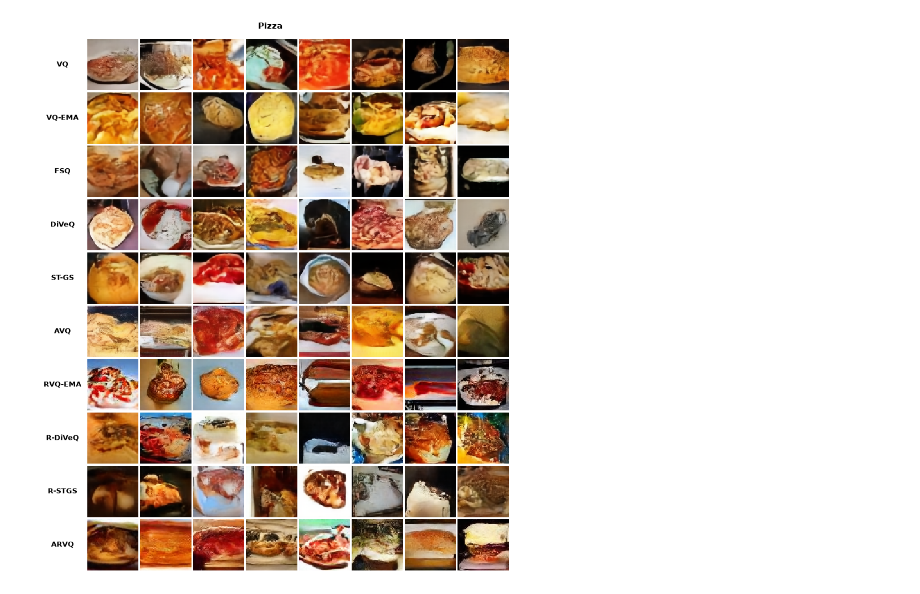
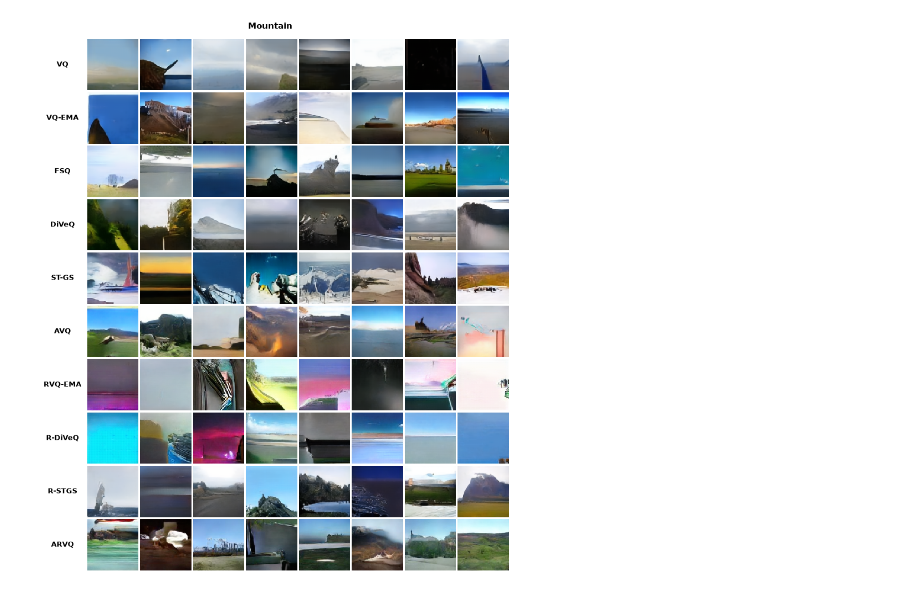
Before and after one commit to ankoorb/AVQ, a Jupyter notebook: notebooks/Generations.ipynb, the cells around one changed output. Cells and saved outputs as stored; diff of their text form; code cells hidden in the pictures.

Commit message:
Add miniplaces generation examples

```diff
--- a/notebooks/Generations.ipynb
+++ b/notebooks/Generations.ipynb
@@ -49,6 +49,11 @@ TINY_CLASSES = {
     "Pizza": 191,
 }
 
+MINI_CLASSES = {
+    "Kitchen": 59,
+    "Mountain": 68,
+}
+
 root_dir = "/workspace/project"
 dataset = "tiny-imagenet"
 model_seed = 42
@@ -200,12 +192,0 @@ plot_class_figure(
-# %%
-# Pizza figure
-pizza_images = generate_methods_for_class(TINY_CLASSES["Pizza"])
-
-plot_class_figure(
-    method_images=pizza_images,
-    class_name="Pizza",
-    output_path="tiny_imagenet_generation_pizza.pdf",
-    figsize=(8.7, 10)
-)
-# %% [output]
-[figure, removed]
@@ -211,0 +203,15 @@ plot_class_figure(
+# %%
+root_dir = "/workspace/project"
+dataset = "mini-places"
+
+key = "Mountain"
+images = generate_methods_for_class(MINI_CLASSES[key])
+
+plot_class_figure(
+    method_images=images,
+    class_name=key,
+    output_path=f"mini_places_generation_{key}.pdf",
+    figsize=(8.7, 10)
+)
+# %% [output]
+[figure, added]
```
Also changed, not shown: parts of 2 cells of this notebook, 2 other files.
